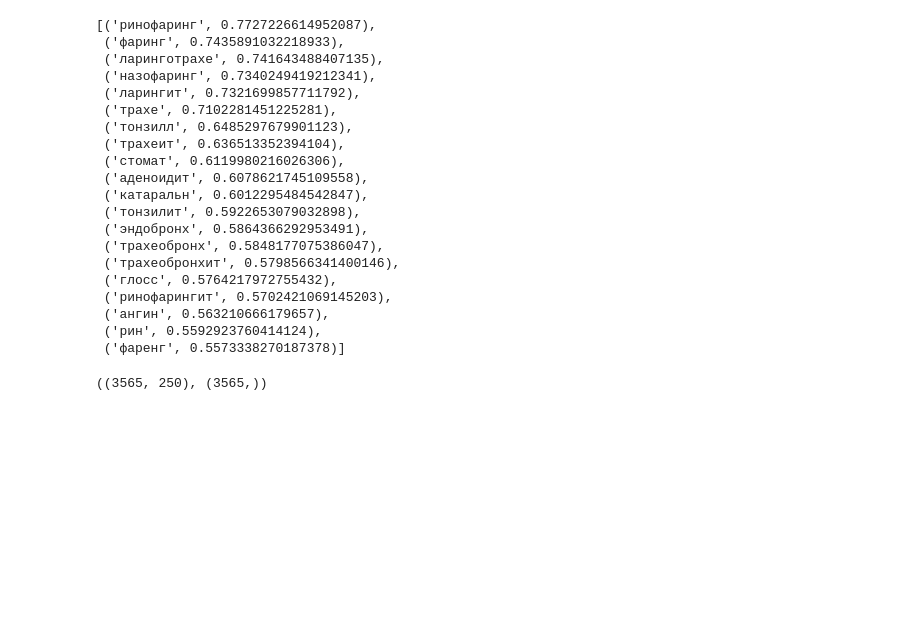
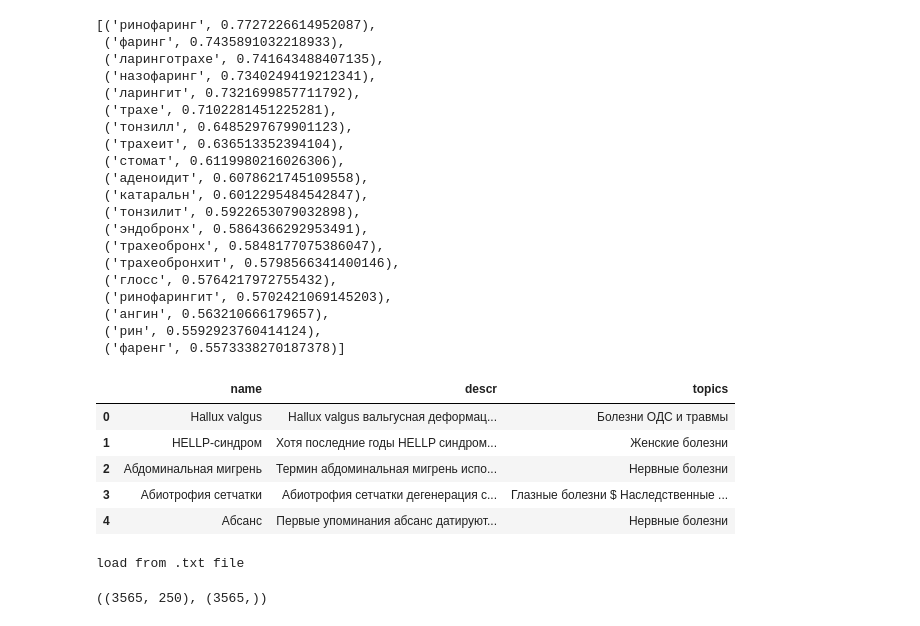
Before and after one commit to Med-Project/dataset, a Jupyter notebook: word2vec/topic-visualization.ipynb, the cells around one changed output. Drawn from its saved outputs; the diff is of its cells as text; code cells hidden in the pictures; blank space fills up the shorter version.

```diff
--- a/word2vec/topic-visualization.ipynb
+++ b/word2vec/topic-visualization.ipynb
@@ -74,6 +74,15 @@ model.most_similar('ларинг', topn=20)
  ('фаренг', 0.5573338270187378)]
 # %%
 bolezni = pd.read_csv('../parse-html/bolezni.csv')
+# %%
+bolezni.head()
+# %% [output]
+|  | name | descr | topics |
+| 0 | Hallux valgus | Hallux valgus вальгусная деформац... | Болезни ОДС и травмы |
+| 1 | HELLP-синдром | Хотя последние годы HELLP синдром... | Женские болезни |
+| 2 | Абдоминальная мигрень | Термин абдоминальная мигрень испо... | Нервные болезни |
+| 3 | Абиотрофия сетчатки | Абиотрофия сетчатки дегенерация с... | Глазные болезни $ Наследственные ... |
+| 4 | Абсанс | Первые упоминания абсанс датируют... | Нервные болезни |
 # %%
 X = []
 Y = []
@@ -82,12 +91,14 @@ X_path = 'topic_vectors.txt'
 Y_path = 'topic_names.txt'
 
 if(os.path.isfile(X_path) and os.path.isfile(Y_path)):
+    print('load from .txt file')
     X = np.loadtxt(X_path)
     with open(Y_path, 'r') as f:
         for line in f.readlines():
             Y.append(line.replace('\n',''))
     Y = np.array(Y)
 else:
+    print('compute vectors')
     for d, ind in tqdm(bolezni.iterrows()):
         i = ind[1]
         tokens = gensim.utils.simple_preprocess(i)
@@ -107,6 +118,8 @@ else:
 
     np.savetxt('topic_vectors.txt', X)
     np.savetxt('topic_names.txt', Y, fmt="%s")
+# %% [output]
+load from .txt file
 # %%
 X.shape, Y.shape
 # %% [output]
```
Also changed, not shown: parts of 16 cells of this notebook, 5 other files.
